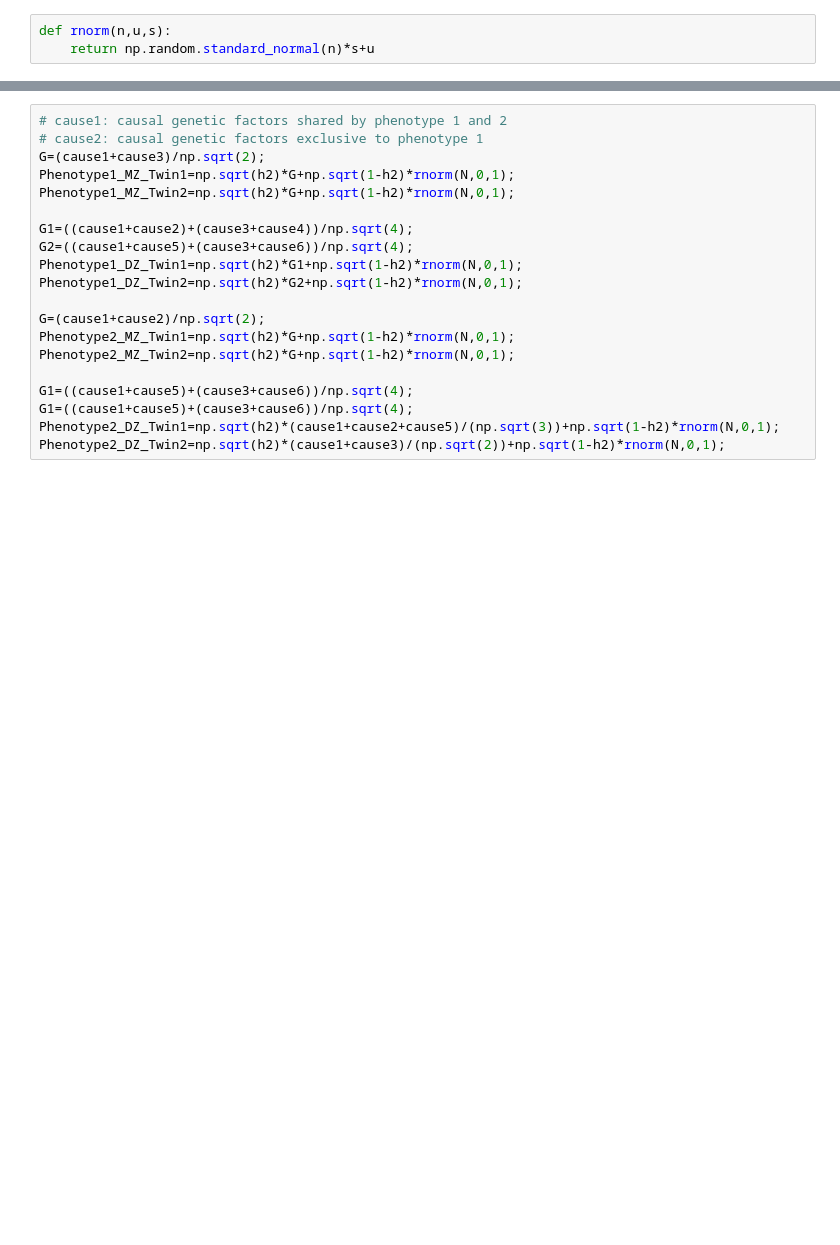
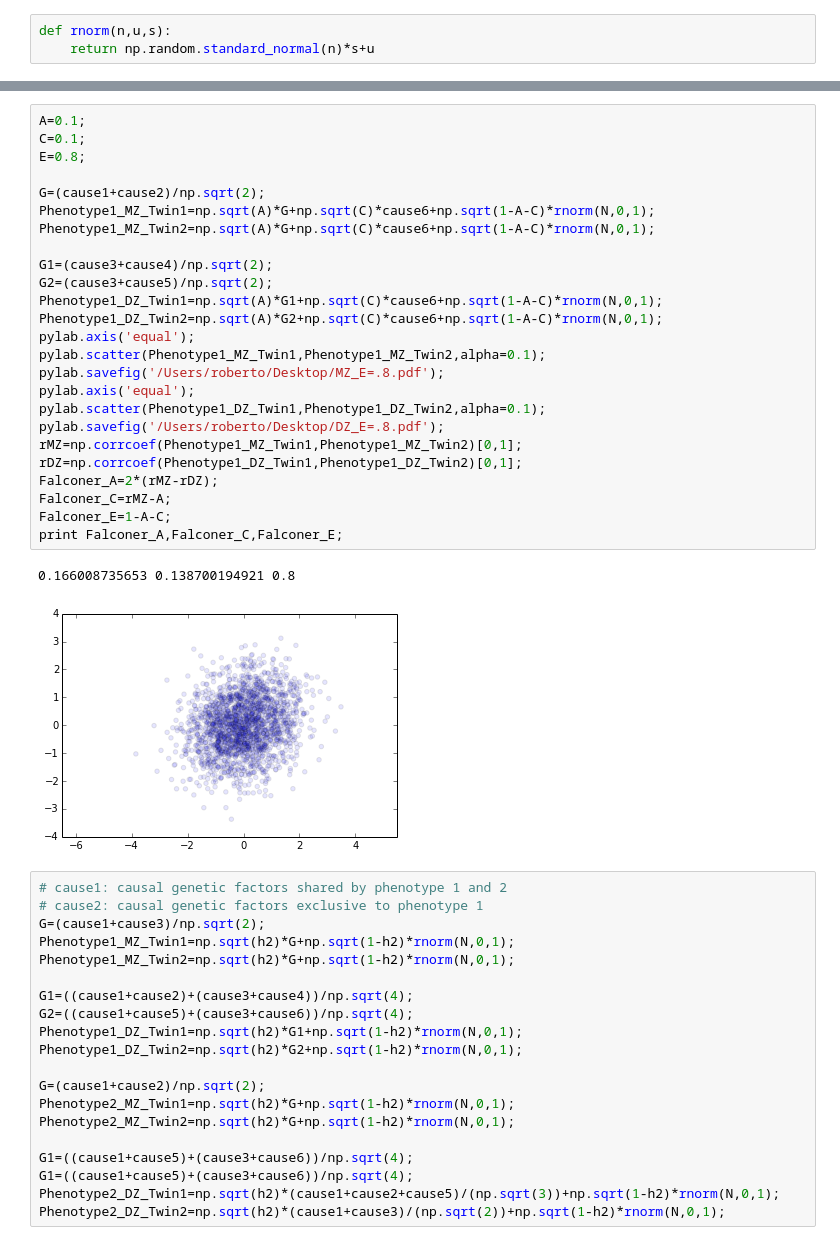
Before and after one commit to r03ert0/My-Random-Notebooks, a Jupyter notebook: Heritability.ipynb, the cells around one changed output, grey strips where cells are left out. Drawn from its saved outputs; the diff is of its cells as text; blank space fills up the shorter version.

```diff
--- a/Heritability.ipynb
+++ b/Heritability.ipynb
@@ -66,3 +123,31 @@ print Falconer_heritability
+# %%
+A=0.1;
+C=0.1;
+E=0.8;
+
+G=(cause1+cause2)/np.sqrt(2);
+Phenotype1_MZ_Twin1=np.sqrt(A)*G+np.sqrt(C)*cause6+np.sqrt(1-A-C)*rnorm(N,0,1);
+Phenotype1_MZ_Twin2=np.sqrt(A)*G+np.sqrt(C)*cause6+np.sqrt(1-A-C)*rnorm(N,0,1);
+
+G1=(cause3+cause4)/np.sqrt(2);
+G2=(cause3+cause5)/np.sqrt(2);
+Phenotype1_DZ_Twin1=np.sqrt(A)*G1+np.sqrt(C)*cause6+np.sqrt(1-A-C)*rnorm(N,0,1);
+Phenotype1_DZ_Twin2=np.sqrt(A)*G2+np.sqrt(C)*cause6+np.sqrt(1-A-C)*rnorm(N,0,1);
+pylab.axis('equal');
+pylab.scatter(Phenotype1_MZ_Twin1,Phenotype1_MZ_Twin2,alpha=0.1);
+pylab.savefig('/Users/roberto/Desktop/MZ_E=.8.pdf');
+pylab.axis('equal');
+pylab.scatter(Phenotype1_DZ_Twin1,Phenotype1_DZ_Twin2,alpha=0.1);
+pylab.savefig('/Users/roberto/Desktop/DZ_E=.8.pdf');
+rMZ=np.corrcoef(Phenotype1_MZ_Twin1,Phenotype1_MZ_Twin2)[0,1];
+rDZ=np.corrcoef(Phenotype1_DZ_Twin1,Phenotype1_DZ_Twin2)[0,1];
+Falconer_A=2*(rMZ-rDZ);
+Falconer_C=rMZ-A;
+Falconer_E=1-A-C;
+print Falconer_A,Falconer_C,Falconer_E;
+# %% [output]
+0.166008735653 0.138700194921 0.8
+[figure, added]
 # %%
 # cause1: causal genetic factors shared by phenotype 1 and 2
 # cause2: causal genetic factors exclusive to phenotype 1
```
Also changed, not shown: parts of 15 cells of this notebook, 15 other files.
